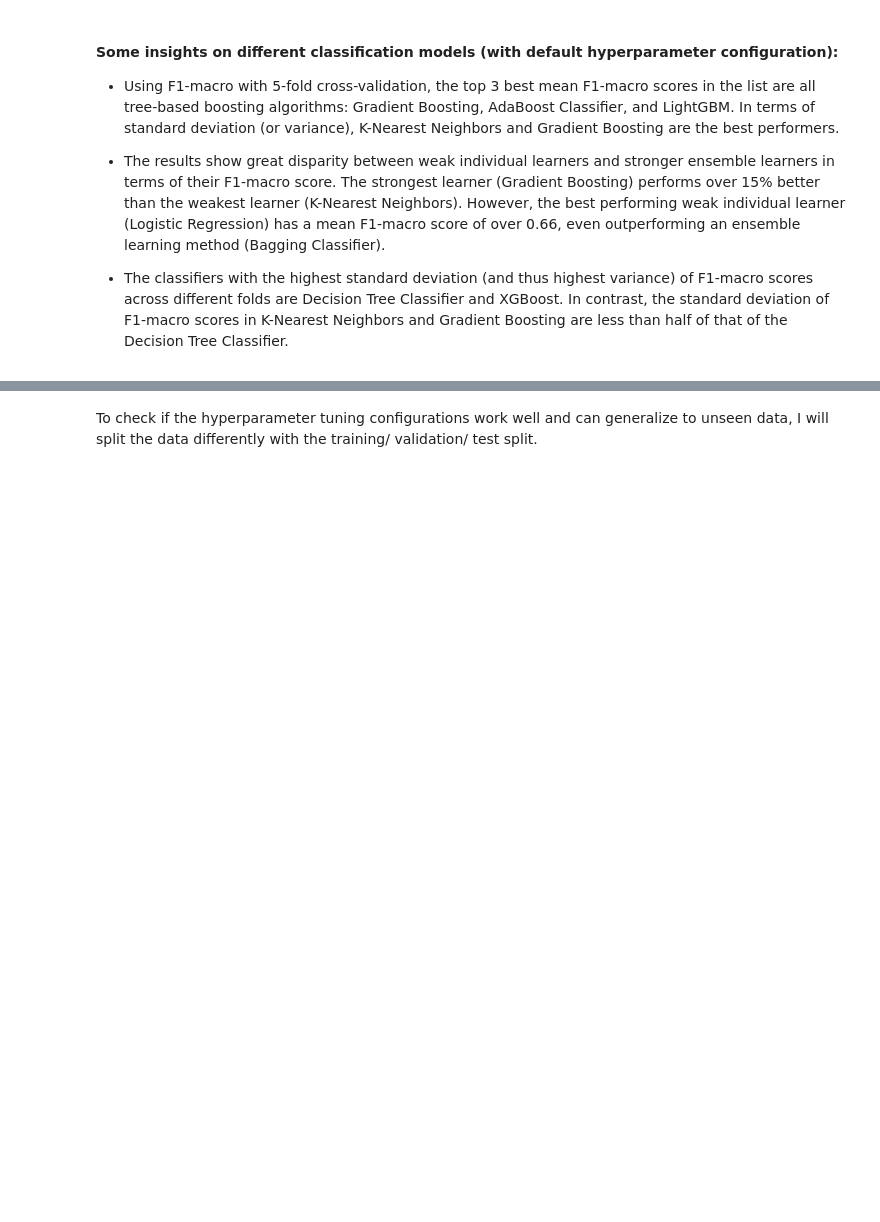
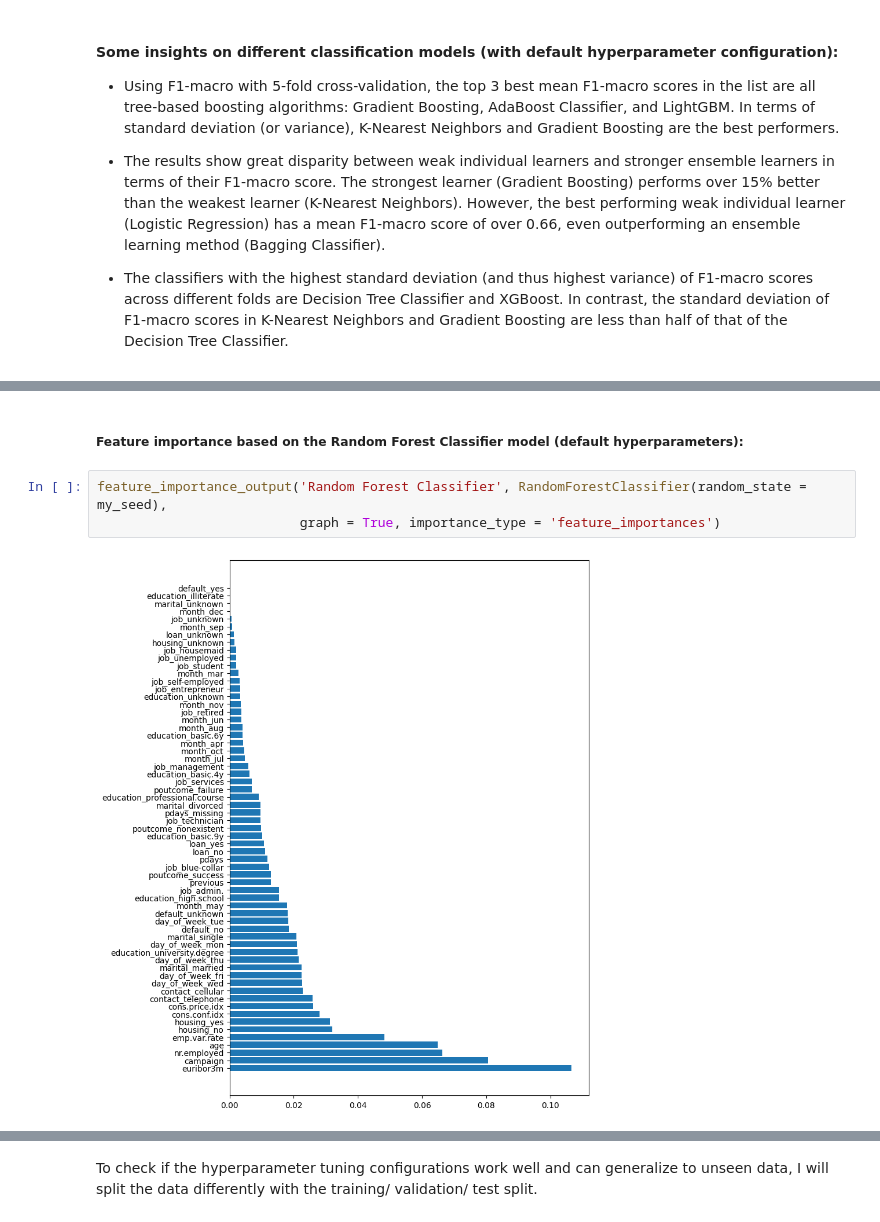
Before and after one commit to thaianle/bank-marketing, a Jupyter notebook: bank-marketing.ipynb, the cells around one changed output, grey strips where cells are left out. Saved outputs shown, nothing was run; the diff lists cells and outputs as text; blank space fills up the shorter version.

```diff
--- a/bank-marketing.ipynb
+++ b/bank-marketing.ipynb
@@ -1033,0 +1096,7 @@ entire_results
+# %% [markdown]
+##### **Feature importance based on the Random Forest Classifier model (default hyperparameters):**
+# %%
+feature_importance_output('Random Forest Classifier', RandomForestClassifier(random_state = my_seed),
+                          graph = True, importance_type = 'feature_importances')
+# %% [output]
+[figure, added]
```
Also changed, not shown: parts of 20 cells of this notebook.
